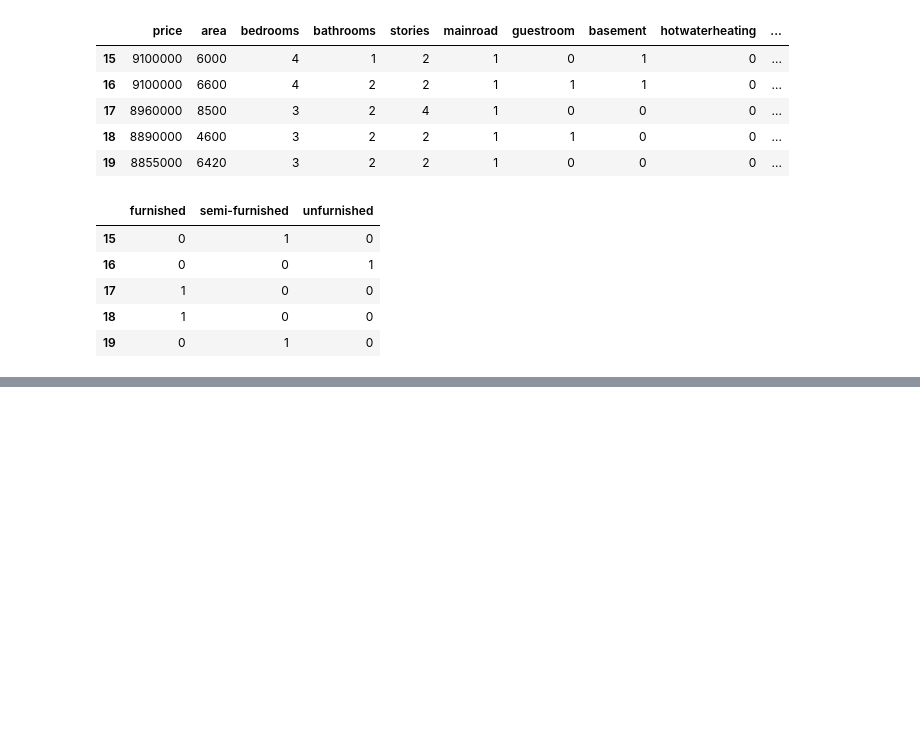
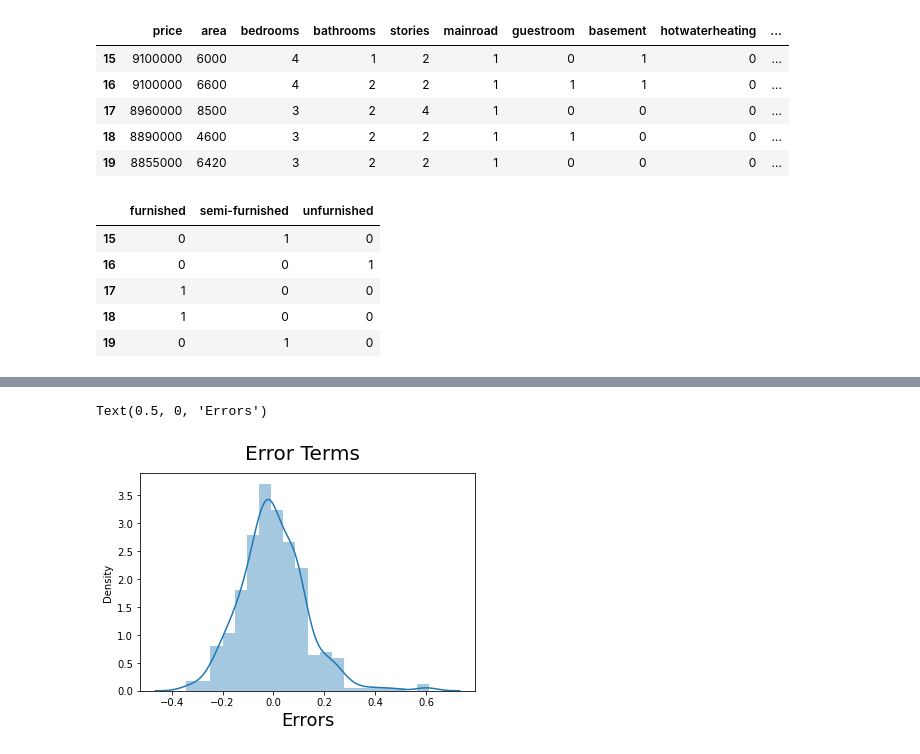
Before and after one commit to begumzubeda64/PGA02_Zubu, a Jupyter notebook: Machine Learning Models/HousePrediction/House_Prediction1_Linear_Regression.ipynb, the cells around one changed output, grey strips where cells are left out. Saved outputs shown, nothing was run; the diff lists cells and outputs as text; code cells hidden in the pictures; blank space fills up the shorter version.

Commit message:
Update house prediction

```diff
--- a/Machine Learning Models/HousePrediction/House_Prediction1_Linear_Regression.ipynb
+++ b/Machine Learning Models/HousePrediction/House_Prediction1_Linear_Regression.ipynb
@@ -251,0 +441,31 @@ status.head()
+# %%
+#Building model using statsmodel, for the detailed statistics
+#Creating x_test df with RFE selected
+x_train_rfe = x_train[col]
+# %%
+#y = mx + c, where y = dependent variable, x = independent variable, m = slope, c = constant
+#Adding a constant variable
+import statsmodels.api as sm
+x_train_rfe = sm.add_constant(x_train_rfe)
+
+#add_constant adds a constant column to input data set
+#By default, statsmodels fits a line passing through the origin, i.e. it doesn't fit an intercept.
+#Hence, you need to use the command 'add_constant' so that it also fits an intercept.
+#The intercept (often labeled the constant) is the expected mean value of Y when all X=0.
+#The slope indicates the steepness of a line and the intercept indicates the location where it
+#intersects an axis. The slope and the intercept define the linear relationship between two variables,
+#and can be used to estimate an average rate of change.
+# %%
+lm = sm.OLS(y_train, x_train_rfe).fit() #fitting model
+
+#The simplest linear regression algorithm assumes that the relationship between an
+#independent variable (x) and dependent variable (y) is of the following form: y = mx + c, which is
+#the equation of a line.
+#In line with that, OLS is an estimator in which the values of m and c (from the above equation) are
+#chosen in such a way as to minimize the sum of the squares of the differences between the observed
+#dependent variable and predicted dependent variable. That’s why it’s named ordinary least squares.
+#Also, it should be noted that when the sum of the squares of the differences is minimum, the loss is
+#also minimum—hence the prediction is better.
+
+#Df residuals: Another name for Degrees of Freedom in our model (n-k-1) num of obs - num of predicting variables - 1
+#Df Model: No. of predicting variables
@@ -251,0 +521,7 @@ status.head()
+# %%
+#Residual Analysis of the train data
+#So, now to check if the error terms are also normally distributed (which is infact, one of the major
+#assumptions of linear regression), let us plot the histogram of the error terms and see what it looks
+#like.
+
+y_train_price = lm.predict(x_train_rfe)
@@ -251,0 +536,9 @@ status.head()
+# %%
+#Plot the histogram of error terms
+fig = plt.figure()
+sns.distplot((y_train - y_train_price), bins = 20)
+fig.suptitle('Error Terms', fontsize = 20)  #Plot heading
+plt.xlabel('Errors', fontsize = 18)  #X-label
+# %% [output]
+Text(0.5, 0, 'Errors')
+[figure, added]
```
Also changed, not shown: parts of 28 cells of this notebook.
